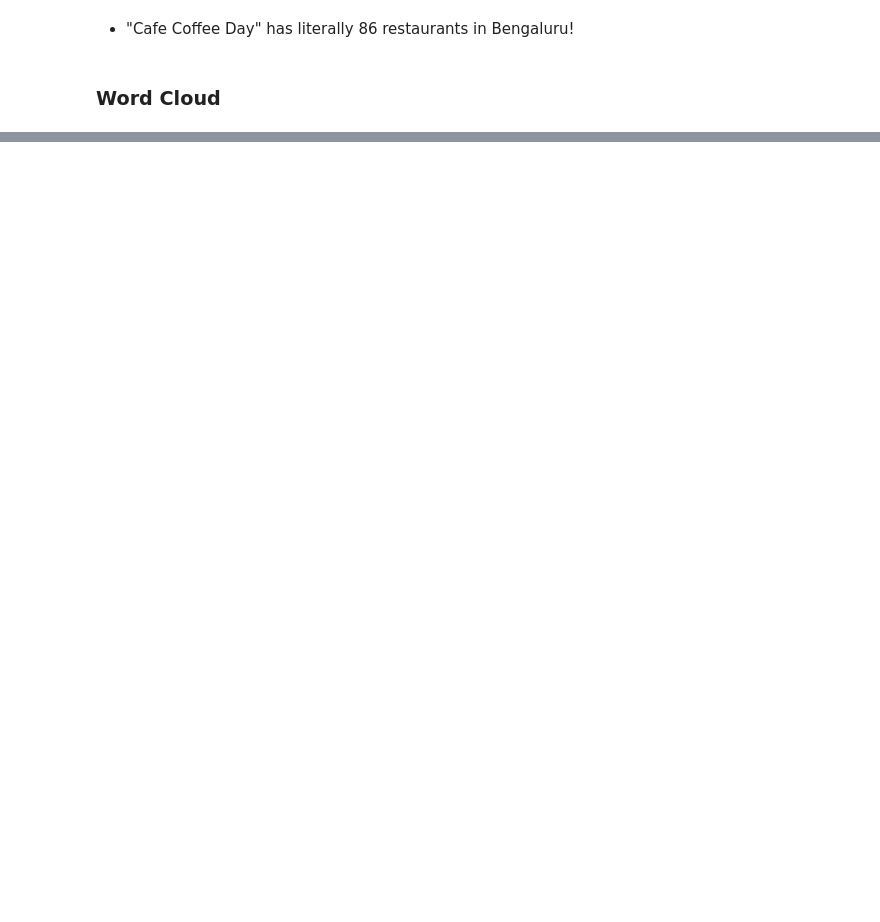
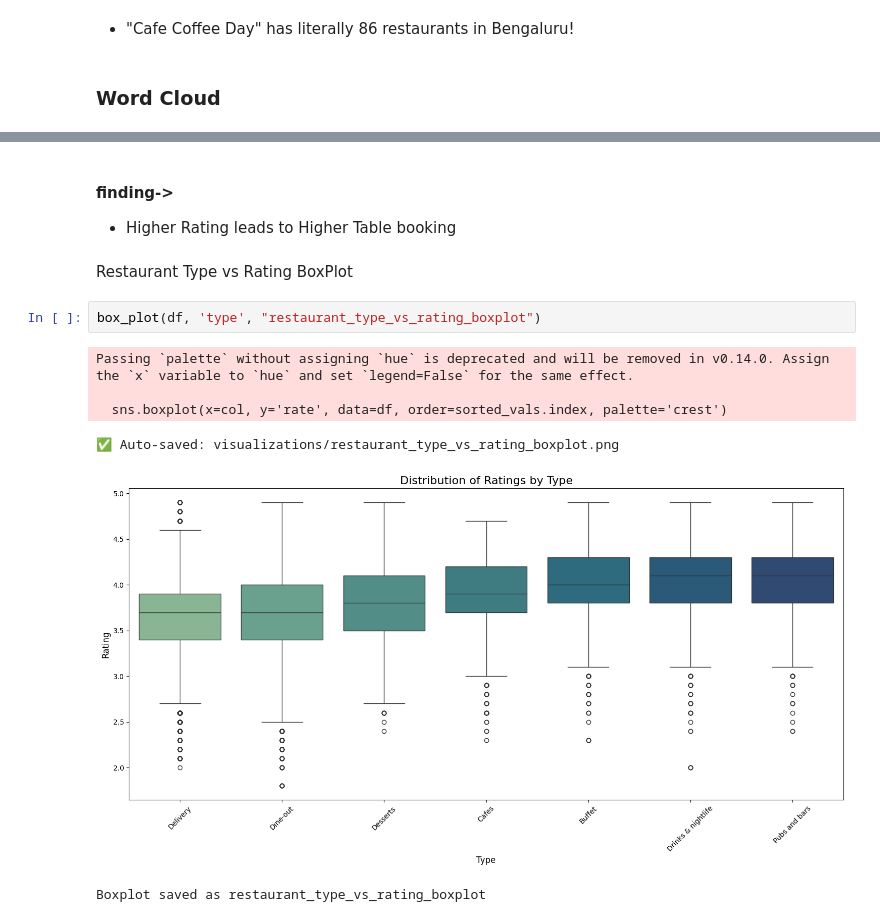
Before and after one commit to bhavbooks/Zomato-Restaurants-Rating-Prediction-, a Jupyter notebook: src/preprocessing.ipynb, the cells around one changed output, grey strips where cells are left out. Saved outputs shown, nothing was run; the diff lists cells and outputs as text; blank space fills up the shorter version.

```diff
--- a/src/preprocessing.ipynb
+++ b/src/preprocessing.ipynb
@@ -334,0 +408,14 @@ plt.show("Most Frequent Restaurant Names.png")
+# %% [markdown]
+#### finding->
+- Higher Rating leads to Higher Table booking
+# %% [markdown]
+Restaurant Type vs Rating BoxPlot
+# %%
+box_plot(df, 'type', "restaurant_type_vs_rating_boxplot")
+# %% [output]
+Passing `palette` without assigning `hue` is deprecated and will be removed in v0.14.0. Assign the `x` variable to `hue` and set `legend=False` for the same effect.
+
+  sns.boxplot(x=col, y='rate', data=df, order=sorted_vals.index, palette='crest')
+✅ Auto-saved: visualizations/restaurant_type_vs_rating_boxplot.png
+[figure, added]
+Boxplot saved as restaurant_type_vs_rating_boxplot
```
Also changed, not shown: parts of 43 cells of this notebook, 13 other files.
